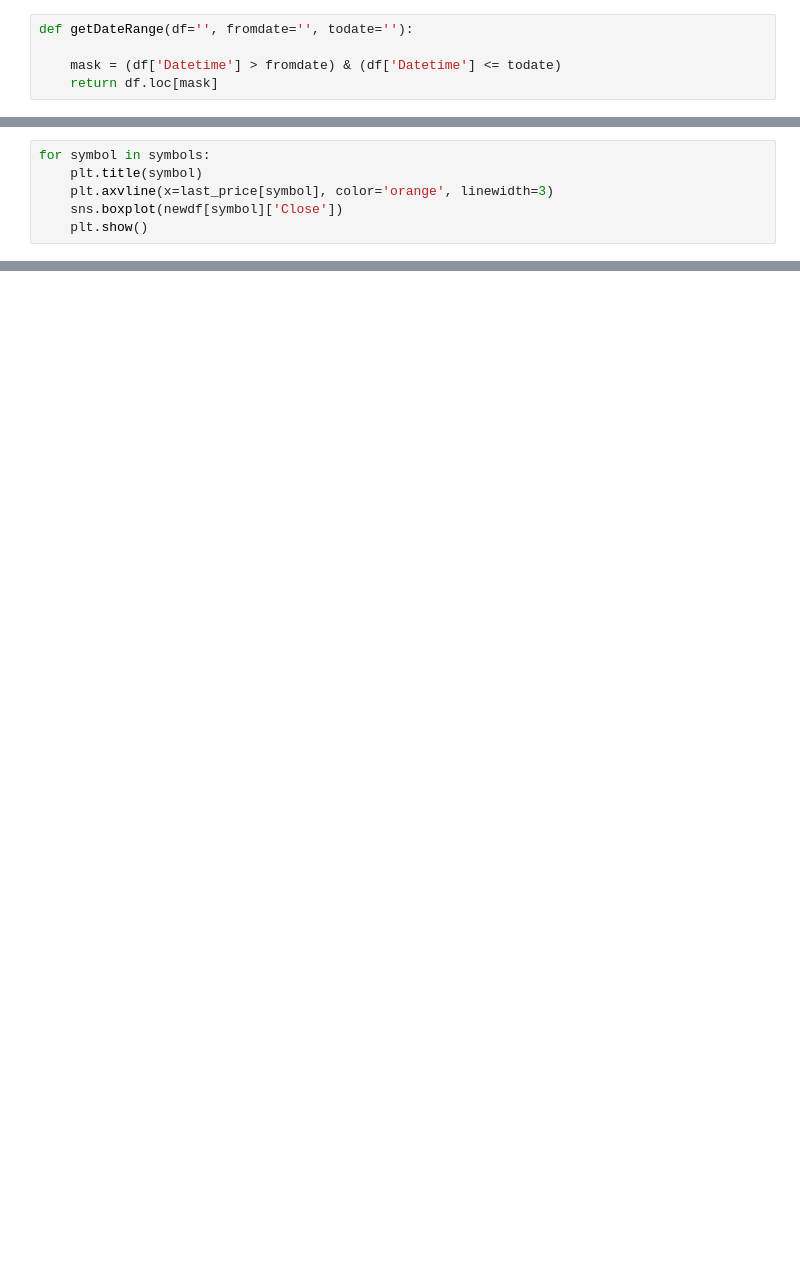
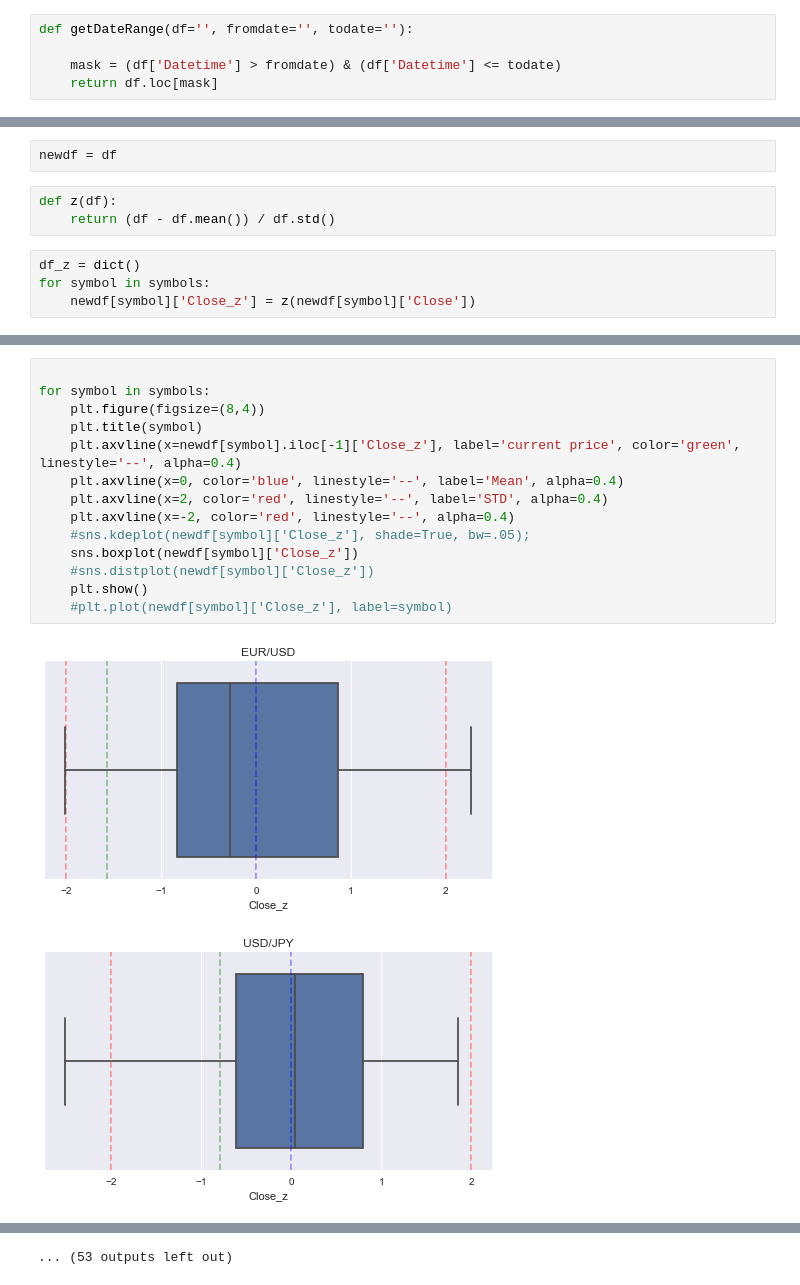
Before and after one commit to ballmdr/blockchain-python, a Jupyter notebook: Quantitative Analysis.ipynb, the cells around one changed output, grey strips where cells are left out. Cells and saved outputs as stored; diff of their text form; blank space fills up the shorter version.

```diff
--- a/Quantitative Analysis.ipynb
+++ b/Quantitative Analysis.ipynb
@@ -64,6 +35,0 @@ for symbol in symbols:
-# %%
-for symbol in symbols:
-    plt.title(symbol)
-    plt.axvline(x=last_price[symbol], color='orange', linewidth=3)
-    sns.boxplot(newdf[symbol]['Close'])
-    plt.show()
@@ -83,0 +64,9 @@ tripplesd2 = mean - sd
+# %%
+newdf = df
+# %%
+def z(df):
+    return (df - df.mean()) / df.std()
+# %%
+df_z = dict()
+for symbol in symbols:
+    newdf[symbol]['Close_z'] = z(newdf[symbol]['Close'])
@@ -83,0 +83,17 @@ tripplesd2 = mean - sd
+# %%
+
+for symbol in symbols:
+    plt.figure(figsize=(8,4))
+    plt.title(symbol)
+    plt.axvline(x=newdf[symbol].iloc[-1]['Close_z'], label='current price', color='green', linestyle='--', alpha=0.4)
+    plt.axvline(x=0, color='blue', linestyle='--', label='Mean', alpha=0.4)
+    plt.axvline(x=2, color='red', linestyle='--', label='STD', alpha=0.4)
+    plt.axvline(x=-2, color='red', linestyle='--', alpha=0.4)
+    #sns.kdeplot(newdf[symbol]['Close_z'], shade=True, bw=.05);
+    sns.boxplot(newdf[symbol]['Close_z'])
+    #sns.distplot(newdf[symbol]['Close_z'])
+    plt.show()
+    #plt.plot(newdf[symbol]['Close_z'], label=symbol)
+# %% [output]
+[figure, added]
+[figure, added]
@@ -84 +110,2 @@ tripplesd2 = mean - sd
+... (53 outputs left out)
 # %%
```
Also changed, not shown: parts of 18 cells of this notebook.
